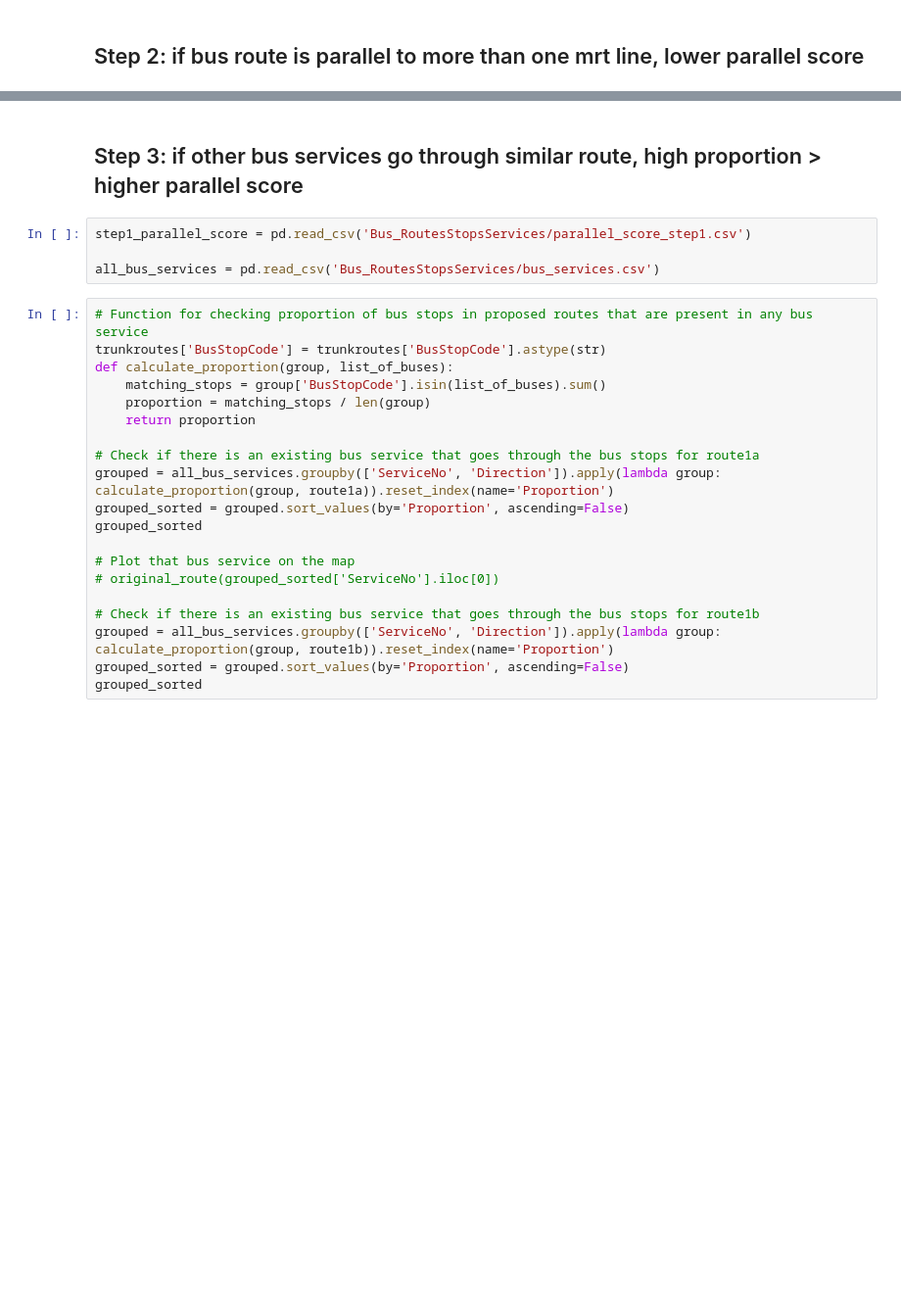
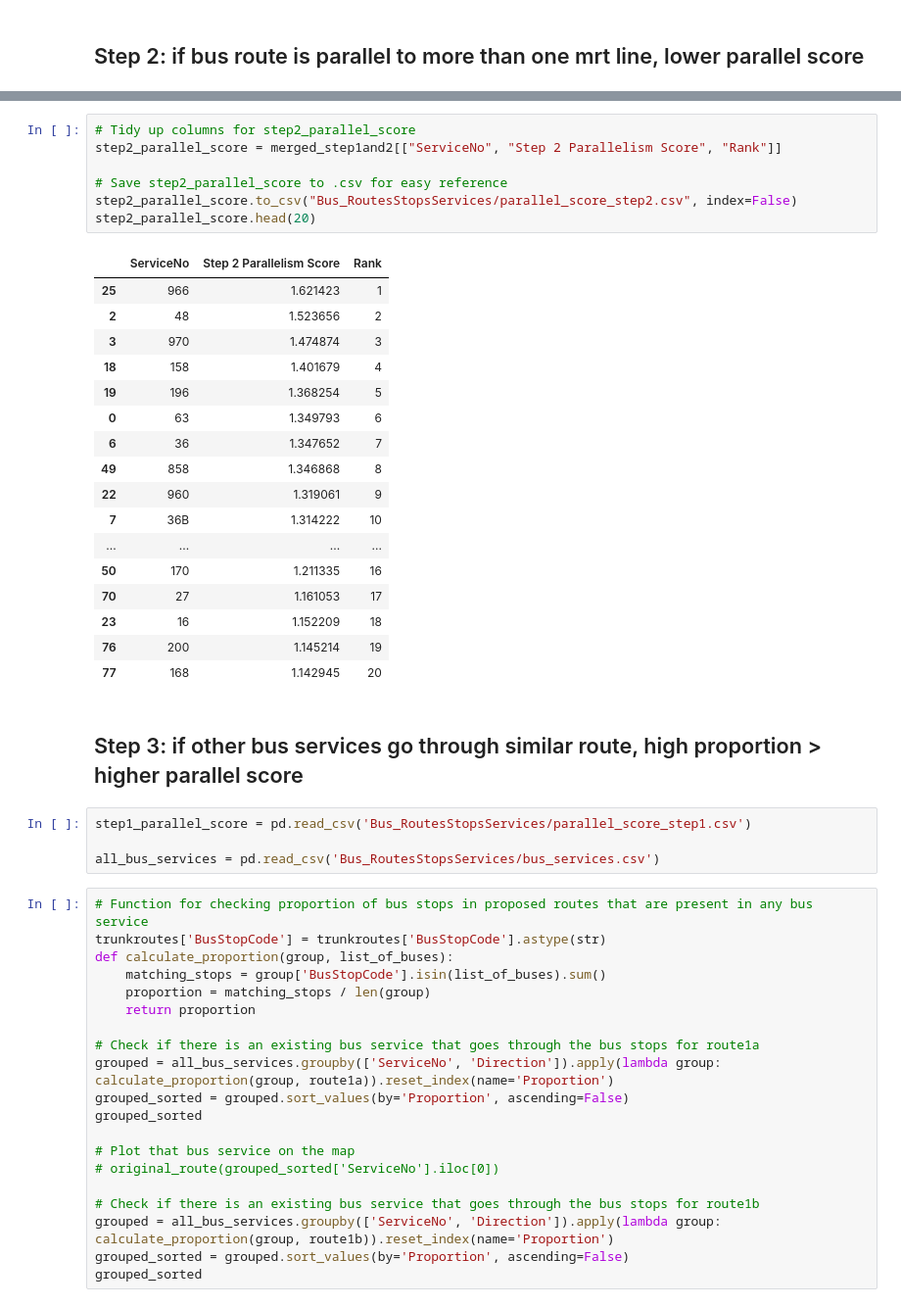
Before and after one commit to Elizaongwz/DSA4264, a Jupyter notebook: parallelscore.ipynb, the cells around one changed output, grey strips where cells are left out. Shown: that part at 98% size. Cells and saved outputs as stored; diff of their text form; blank space fills up the shorter version.

```diff
--- a/parallelscore.ipynb
+++ b/parallelscore.ipynb
@@ -202,3 +359,28 @@ step1_parallel_score = pd.read_csv('Bus_RoutesStopsServices/parallel_score_step1
+# %%
+# Tidy up columns for step2_parallel_score
+step2_parallel_score = merged_step1and2[["ServiceNo", "Step 2 Parallelism Score", "Rank"]]
+
+# Save step2_parallel_score to .csv for easy reference
+step2_parallel_score.to_csv("Bus_RoutesStopsServices/parallel_score_step2.csv", index=False)
+step2_parallel_score.head(20)
+# %% [output]
+|  | ServiceNo | Step 2 Parallelism Score | Rank |
+| 25 | 966 | 1.621423 | 1 |
+| 2 | 48 | 1.523656 | 2 |
+| 3 | 970 | 1.474874 | 3 |
+| 18 | 158 | 1.401679 | 4 |
+| 19 | 196 | 1.368254 | 5 |
+| 0 | 63 | 1.349793 | 6 |
+| 6 | 36 | 1.347652 | 7 |
+| 49 | 858 | 1.346868 | 8 |
+| 22 | 960 | 1.319061 | 9 |
+| 7 | 36B | 1.314222 | 10 |
+| ... | ... | ... | ... |
+| 50 | 170 | 1.211335 | 16 |
+| 70 | 27 | 1.161053 | 17 |
+| 23 | 16 | 1.152209 | 18 |
+| 76 | 200 | 1.145214 | 19 |
+| 77 | 168 | 1.142945 | 20 |
 # %% [markdown]
 ## Step 3: if other bus services go through similar route, high proportion > higher parallel score
 # %%
```
Also changed, not shown: parts of 17 cells of this notebook, 1 other file.
